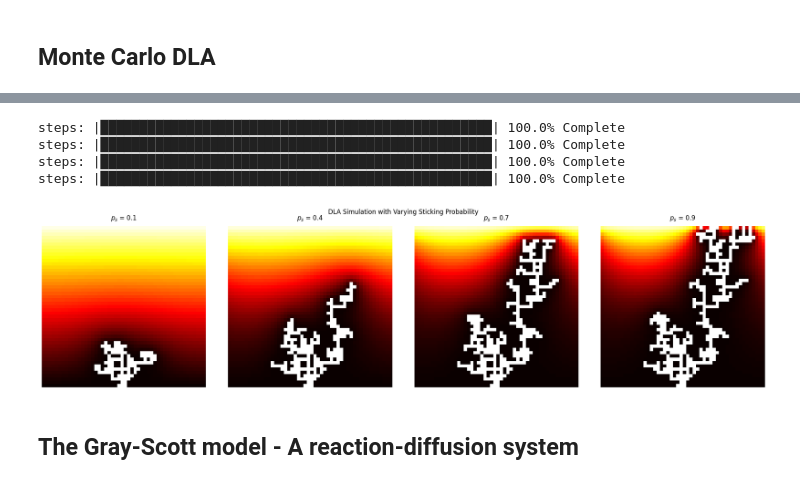
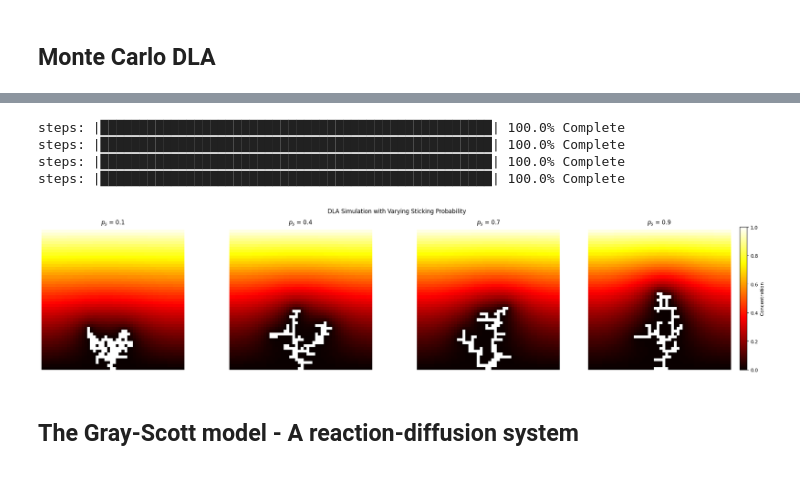
Before and after one commit to shreyaraghavendra/scientific-computing-group2, a Jupyter notebook: set2.ipynb, the cells around one changed output, grey strips where cells are left out. Drawn from its saved outputs; the diff is of its cells as text; code cells hidden in the pictures.

```diff
--- a/set2.ipynb
+++ b/set2.ipynb
@@ -106,10 +107,10 @@ def simulate_DLA(initial_grid, grid_size, objects, growth_steps, eta, omega):
 # %%
-grid_size = 50
+grid_size = 100
 initial_grid = np.linspace(0, 1, grid_size).reshape((grid_size, 1)) # linear gradient in the y direction
 initial_grid = np.repeat(initial_grid, grid_size, axis=1)
 initial_objects = [(0,int(grid_size/2))]
 growth_steps = 100
-eta = 0 # changing this gives different object shapes
+eta = 1.5 # changing this gives different object shapes
 omega = 1.90 # optimal omega for grid size 50 from the previous assignment
 
 final_state, final_objects = simulate_DLA(initial_grid, grid_size, initial_objects, growth_steps, eta, omega)
@@ -131,26 +133,35 @@ plt.show()
 # %%
+grid_size = 50
+initial_grid = np.linspace(0, 1, grid_size).reshape((grid_size, 1)) # linear gradient in the y direction
+initial_grid = np.repeat(initial_grid, grid_size, axis=1)
+initial_objects = [(0,int(grid_size/2))]
+growth_steps = 100
+eta = 1.5 # changing this gives different object shapes
+omega = 1.90 # optimal omega for grid size 50 from the previous assignment
 etas = [0, 0.5, 1.0, 1.5, 2, 2.5]
 fig, axes = plt.subplots(2, 3, figsize=(20, 10))
 
 for idx, eta in enumerate(etas):
     row, col = divmod(idx, 3)  # Calculate row and column index
-    steady_state, objects = simulate_DLA(np.copy(initial_grid), grid_size, list(initial_objects), growth_steps, eta, omega)
-
-    # Plot the final state for this eta
-    cax = axes[row, col].imshow(steady_state, cmap='hot', interpolation='nearest', origin='lower')
+    steady_state, objects = simulate_DLA(initial_grid, grid_size, initial_objects, growth_steps, eta, omega)
 
     # Overlay objects as dark grey squares
     for obj in objects:
-        axes[row, col].plot(obj[1], obj[0], 's', color='grey')  # Use markersize as needed
+        # axes[row, col].plot(obj[1], obj[0], 's', color='grey')  # Use markersize as needed
+        steady_state[obj[0], obj[1]] = 1
+
+        # Plot the final state for this eta
+    cax = axes[row, col].imshow(steady_state, cmap='hot', interpolation='nearest', origin='lower')
+    fig.colorbar(cax, ax=axes[row, col], label='Concentration')
 
     axes[row, col].set_title(f'Eta = {eta:.2f}')
     axes[row, col].set_xlabel('x')
     axes[row, col].set_ylabel('y')
 
 # Common colorbar for all subplots
-fig.colorbar(cax, ax=axes.ravel().tolist(), label='Concentration')
+# fig.colorbar(cax, ax=axes.ravel().tolist(), label='Concentration')
 
 plt.suptitle(f'DLA Simulation: Grid Size={grid_size}, Growth Steps={growth_steps}')
-plt.tight_layout(rect=[0, 0.03, 1, 0.95])  # Adjust layout to make room for the main title
+# plt.tight_layout(rect=[0, 0.03, 1, 0.95])  # Adjust layout to make room for the main title
 plt.show()
 # %% [output]
@@ -160,11 +171,12 @@ plt.show()
 # %%
 def monte_carlo_DLA(initial_grid, grid_size, objects, growth_steps, sticking_probability):
     total_steps = 0
+    cluster_objects = objects.copy()
     for i in range(growth_steps):
         print_progress_bar(i + 1, growth_steps, prefix='steps:', suffix='Complete', length=50)
         # find the neighbors of growth objects
         neighbors = []
-        for i in objects:
+        for i in cluster_objects:
             neighbors += [(i[0]-1,i[1]), (i[0]+1,i[1]), (i[0],(i[1]+1)%grid_size), (i[0],(i[1]-1)%grid_size)]
         # find the growth objects.
         # chose a random point on the top boundary.
@@ -176,16 +188,16 @@ def monte_carlo_DLA(initial_grid, grid_size, objects, growth_steps, sticking_pro
             # create new random walker if it hits the boundary.
             if random_walker_new[0] == -1 or random_walker_new[0] == grid_size:
                 random_walker = (len(initial_grid)-1, np.random.choice(grid_size))
-            elif random_walker_new not in objects:
+            elif random_walker_new not in cluster_objects:
                 random_walker = random_walker_new
             total_steps += 1
             if random_walker in neighbors and np.random.rand() < sticking_probability:
                 attached = True
-        objects.append(random_walker)
+        cluster_objects.append(random_walker)
 
-    steady_state_monte_carlo = diffusion_SOR(initial_grid, objects, omega=1.90, tol=1e-5, max_iter=5000)
+    steady_state_monte_carlo = diffusion_SOR(initial_grid, cluster_objects, omega=1.90, tol=1e-5, max_iter=5000)
 
-    return steady_state_monte_carlo, objects
+    return steady_state_monte_carlo, cluster_objects
 # %%
 grid_size = 100 # grid size
 initial_grid = np.zeros((grid_size,grid_size)) # initial grid
@@ -213,34 +225,34 @@ steps: |████████████████████████
 # %%
 grid_size = 50
 initial_grid = np.linspace(0, 1, grid_size).reshape((grid_size, 1)) # linear gradient in the y direction
 initial_grid = np.repeat(initial_grid, grid_size, axis=1)
 initial_objects = [(0,int(grid_size/2))]
 growth_steps = 100
 eta = 0 # changing this gives different object shapes
 omega = 1.90 # optimal omega for grid size 50 from the previous assignment
 sticking_probabilities = [0.1, 0.4, 0.7, 0.9]
 
 # Create subplots
-fig, axes = plt.subplots(1, 4, figsize=(20, 5))
+fig, axes = plt.subplots(1, 4, figsize=(22, 5))
 
 for i, sp in enumerate(sticking_probabilities):
     final_state, final_objects = monte_carlo_DLA(initial_grid, grid_size, initial_objects, growth_steps, sp)
     for j in range(len(final_objects)):
         final_state[final_objects[j][0], final_objects[j][1]] = 1
 
-    axes[i].imshow(final_state, cmap='hot', interpolation='nearest', origin='lower')
+    cax = axes[i].imshow(final_state, cmap='hot', interpolation='nearest', origin='lower')
     axes[i].set_title(f'$p_s$ = {sp}')
     axes[i].axis('off')
-
+fig.colorbar(cax, ax=axes[i], label='Concentration')
 plt.suptitle('DLA Simulation with Varying Sticking Probability')
 plt.tight_layout()
 plt.show()
 # %% [output]
 steps: |██████████████████████████████████████████████████| 100.0% Complete
 steps: |██████████████████████████████████████████████████| 100.0% Complete
 steps: |██████████████████████████████████████████████████| 100.0% Complete
 steps: |██████████████████████████████████████████████████| 100.0% Complete
-[figure, old version]
+[figure, new version]
 # %% [markdown]
 ## The Gray-Scott model - A reaction-diffusion system
 # %%
```
Also changed, not shown: parts of 6 cells of this notebook.
